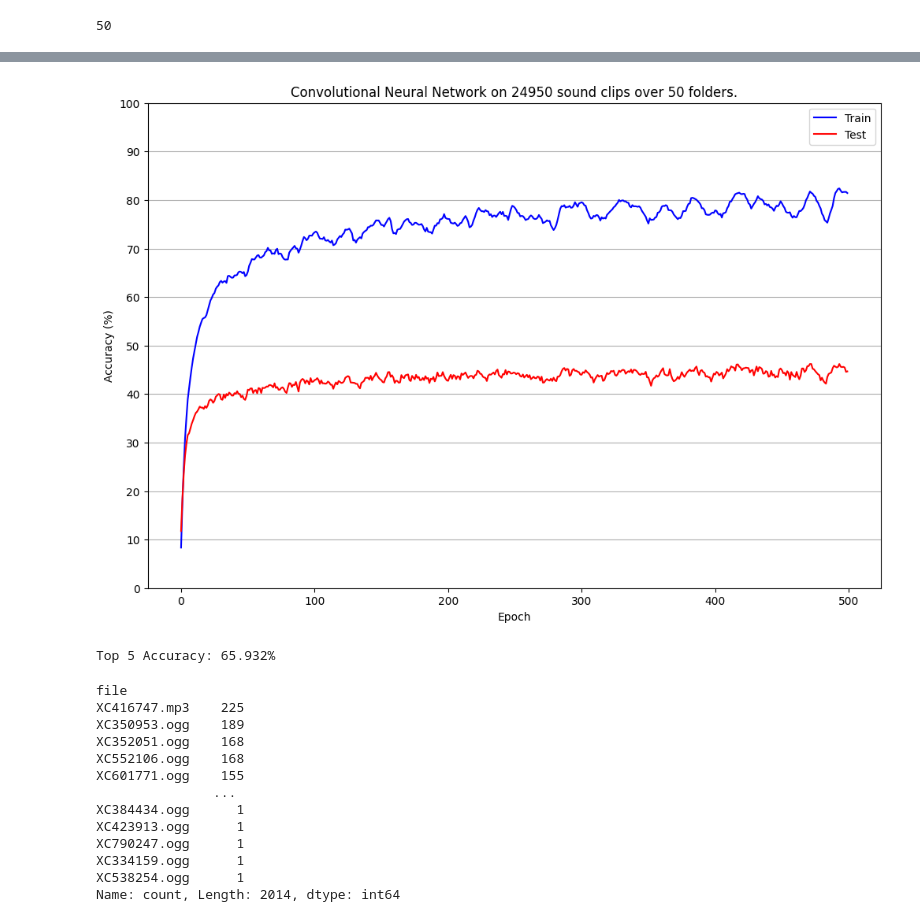
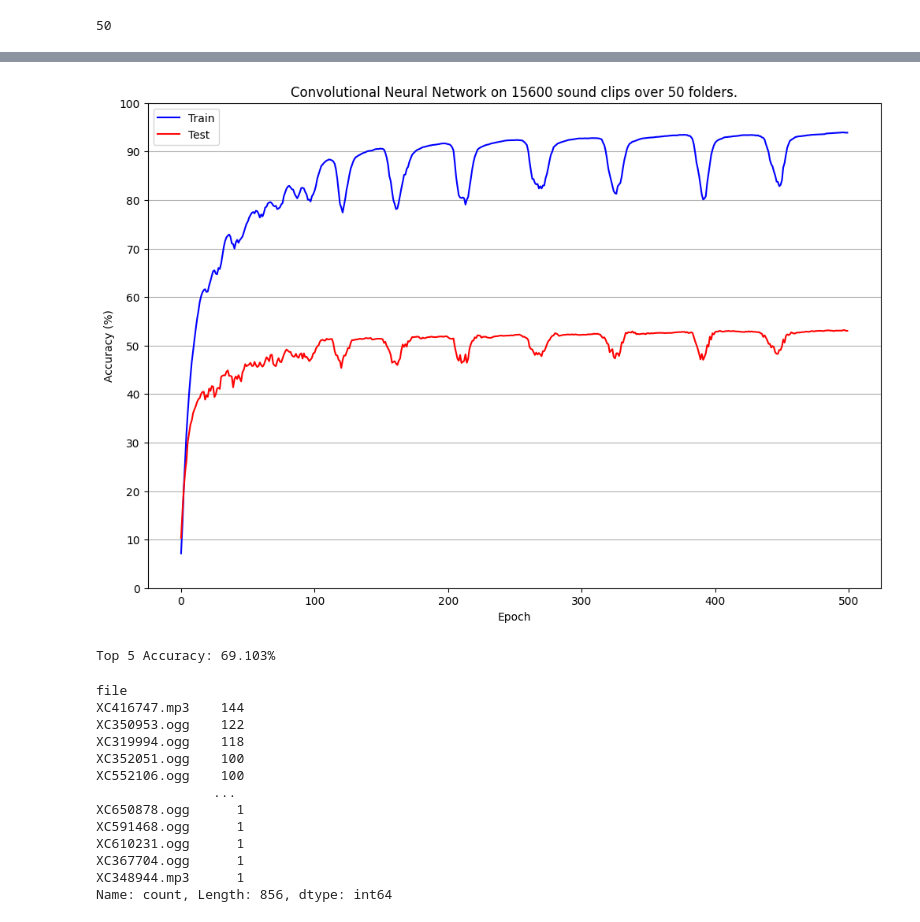
Before and after one commit to spearmintage/final-project, a Jupyter notebook: code/development/deeper_audio_test.ipynb, the cells around one changed output, grey strips where cells are left out. Drawn from its saved outputs; the diff is of its cells as text; code cells hidden in the pictures.

Commit message:
sequential aggregation successfully tested on all folder files

```diff
--- a/code/development/deeper_audio_test.ipynb
+++ b/code/development/deeper_audio_test.ipynb
@@ -37,12 +37,15 @@ import sys
 # experimental parameters for model training, for simple configuration in a single cell.
 # very useful for reporting spreadsheet
 
+folder_key = {}
+
 split_interval_secs = 2.5
+split_length = 10000000000000 # absurd number for future use
 sample_rate = 32000
 
 total_folders = 50
 min_rating = 5.0
-max_files_per_folder = -1
+max_files_per_folder = 20
 
 sampling_technique = "median"
 
@@ -54,6 +57,7 @@ dropout_rate = 0
 learning_rate = 0.001
 momentum = 0
 experimental = False
+save_best_to_file = False
 # %%
 def reset_seed():
     torch.manual_seed(1368)
@@ -75,6 +79,7 @@ cuda
 NVIDIA GeForce RTX 5060
 # %%
 def get_random_folders_filtered(base_dir: str, split_interval_secs: float, sample_rate: int = 32000, total_folders: int = 50, max_files_per_folder: int = -1, min_rating: float = 4.0):
+    global split_length, folder_key
     # base_dir: directory of all the audio file folders
     # split_interval_secs: the length of each sound clip when split up in a file.
     #   - final dataframe will not contain any sound clips over/under this length
@@ -84,6 +89,8 @@ def get_random_folders_filtered(base_dir: str, split_interval_secs: float, sampl
     # max_files_per_folder: maximum files to use inside the folder
 
     # get the list of valid folders and files to analyse
+    folder_key = {}
+
     folders = []
     valid_folders = set()
     valid_files = set([l.replace("\n", "") for l in open(f"rating_thresholds_at_least_10_classes/min_rating_{int(min_rating * 2)}.txt").readlines()])
@@ -96,7 +103,6 @@ def get_random_folders_filtered(base_dir: str, split_interval_secs: float, sampl
 
     # if there are less folders than those specified, view all folders instead of given amount
     total_folders = min(len(folders), total_folders)
-    split_length = 10000000000000 # absurd number for future use
 
     rows = []
 
@@ -153,6 +159,8 @@ def get_random_folders_filtered(base_dir: str, split_interval_secs: float, sampl
 
                     rows.append(row)
 
+                folder_key[folder_count] = folder
+
             progress_bar.set_description(f"Folder {folder_count + 1}/{total_folders} - {folder}")
 
         # end loop if total_folders has been reached
@@ -497,5 +505,5 @@ loss_fn = nn.CrossEntropyLoss() # since we are classifying.
 loss_fn = loss_fn.to(device)
 optimizer = torch.optim.AdamW(params=model.parameters(), lr=learning_rate) # adam has no momentum, but DOES have weight decay
 
-train_loss_hist, train_acc_hist, test_acc_hist, best_model = train_model(model, loss_fn, optimizer, epochs, batch_size, save_best_to_file=True, experimental=experimental)
+train_loss_hist, train_acc_hist, test_acc_hist, best_model = train_model(model, loss_fn, optimizer, epochs, batch_size, save_best_to_file=save_best_to_file, experimental=experimental)
 # %% [output]
@@ -519,4 +527,4 @@ Epoch 500: train loss = 0.7632, train acc = 81.44%, test acc = 44.67%
-[figure, old version]
+[figure, new version]
 # %%
 # final results after testing approx. 30 different variations of dropout, learning rate, etc
 # best learning rate = 0.001, batch size of 32/64, dropout rate around 0.2-0.5
@@ -545,23 +553,23 @@ top_k_accuracy = in_top_k * 100 / total
 
 print(f"Top {k} Accuracy: {top_k_accuracy:.03f}%")
 # %% [output]
-Top 5 Accuracy: 65.932%
+Top 5 Accuracy: 69.103%
 # %%
 folder_df["file"].value_counts()
 # %% [output]
 file
-XC416747.mp3    225
-XC350953.ogg    189
-XC352051.ogg    168
-XC552106.ogg    168
-XC601771.ogg    155
+XC416747.mp3    144
+XC350953.ogg    122
+XC319994.ogg    118
+XC352051.ogg    100
+XC552106.ogg    100
                ...
-XC384434.ogg      1
-XC423913.ogg      1
-XC790247.ogg      1
-XC334159.ogg      1
-XC538254.ogg      1
-Name: count, Length: 2014, dtype: int64
+XC650878.ogg      1
+XC591468.ogg      1
+XC610231.ogg      1
+XC367704.ogg      1
+XC348944.mp3      1
+Name: count, Length: 856, dtype: int64
 # %%
 accuracy_df = pd.DataFrame(data=[y_test.cpu().numpy(), test_pred_top_k.cpu().numpy()], index=["actual", "pred"]).transpose()
 accuracy_df["in_top_5"] = [1 if accuracy_df.iloc[i, 0] in accuracy_df.iloc[i, 1] else 0 for i in range(len(accuracy_df.index))]
```
Also changed, not shown: parts of 14 cells of this notebook, 1 other file.
